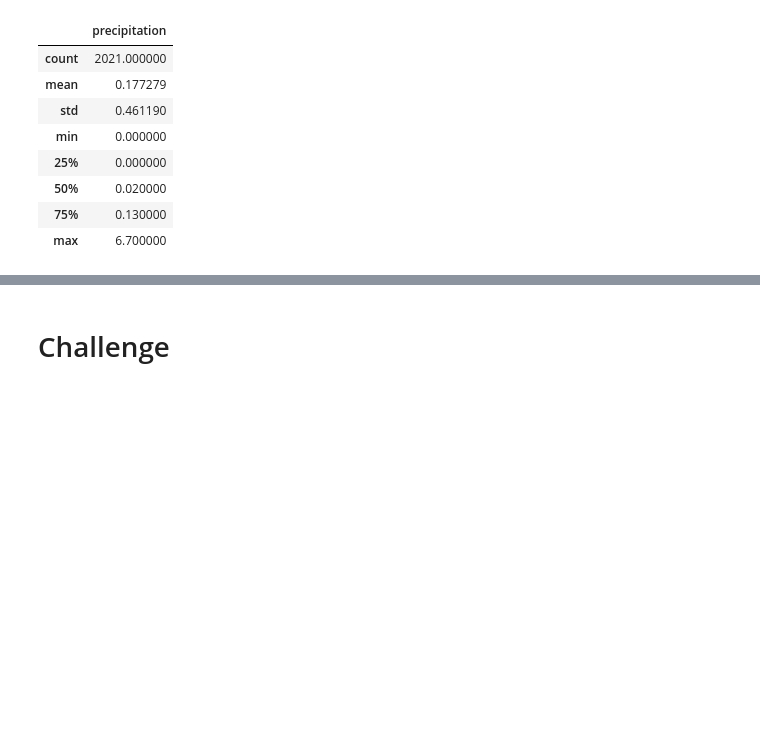
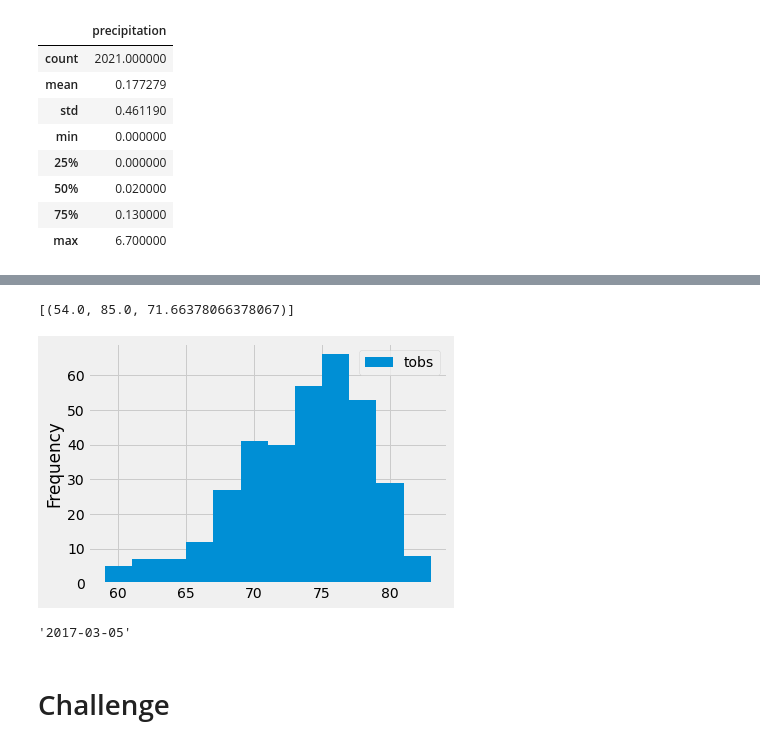
Before and after one commit to eric-spoerner/surfs_up, a Jupyter notebook: climate_analysis.ipynb, the cells around one changed output, grey strips where cells are left out. Saved outputs shown, nothing was run; the diff lists cells and outputs as text; code cells hidden in the pictures; blank space fills up the shorter version.

Commit message:
Histogram analysis of weather station data.

```diff
--- a/climate_analysis.ipynb
+++ b/climate_analysis.ipynb
@@ -108,11 +126,33 @@ df.describe()
 # %%
 # Using the station id from the previous query, calculate the lowest temperature recorded,
 # highest temperature recorded, and average temperature most active station?
+session.query(func.min(Measurement.tobs), func.max(Measurement.tobs), func.avg(Measurement.tobs)).filter(Measurement.station == 'USC00519281').all()
+# %% [output]
+[(54.0, 85.0, 71.66378066378067)]
 # %%
 # Choose the station with the highest number of temperature observations.
 # Query the last 12 months of temperature observation data for this station and plot the results as a histogram
+top_station_temps = pd.DataFrame(data=(session.query(Measurement.tobs).\
+                                        filter(Measurement.station == 'USC00519281').\
+                                        filter(Measurement.date >= prev_year).\
+                                        all())
+                                ,columns=['tobs'])
+
+top_station_temps.plot.hist(bins=12)
+plt.tight_layout()
+plt.show()
+# %% [output]
+[figure, added]
 # %%
+# Also there is a histogram skill drill!!
+
 # Write a function called `calc_temps` that will accept start date and end date in the format '%Y-%m-%d'
 # and return the minimum, average, and maximum temperatures for that range of dates
+def calc_temps(start_date, end_date):
+    session.query()
+
+calc_temps('2017-03-05', '2017-09-10')
+# %% [output]
+'2017-03-05'
 # %% [markdown]
 # Challenge
```
Also changed, not shown: parts of 2 cells of this notebook.
